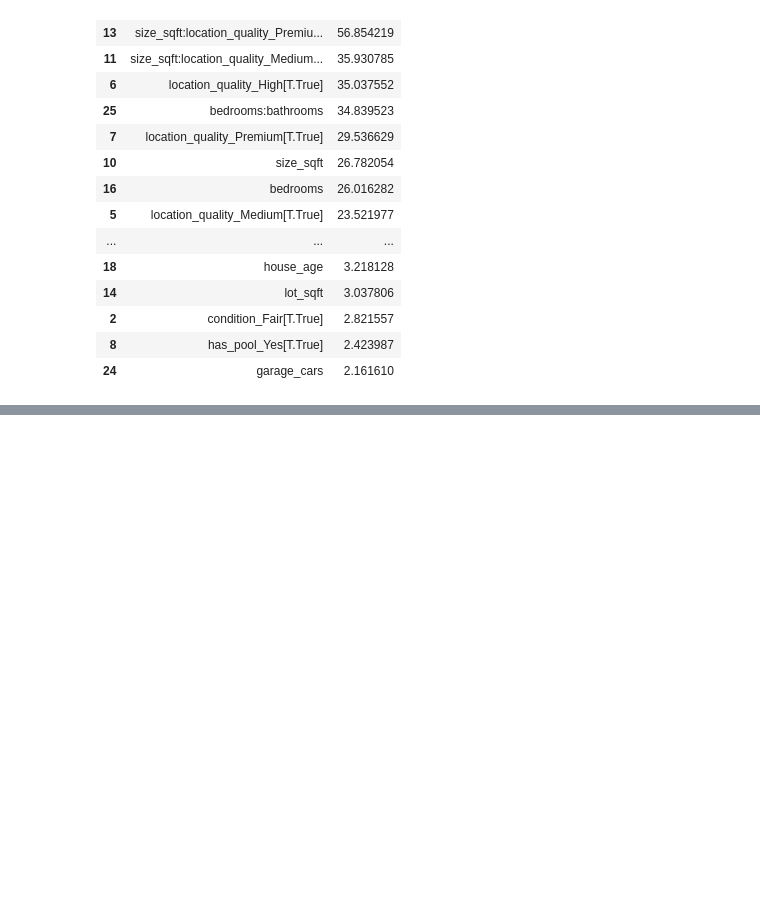
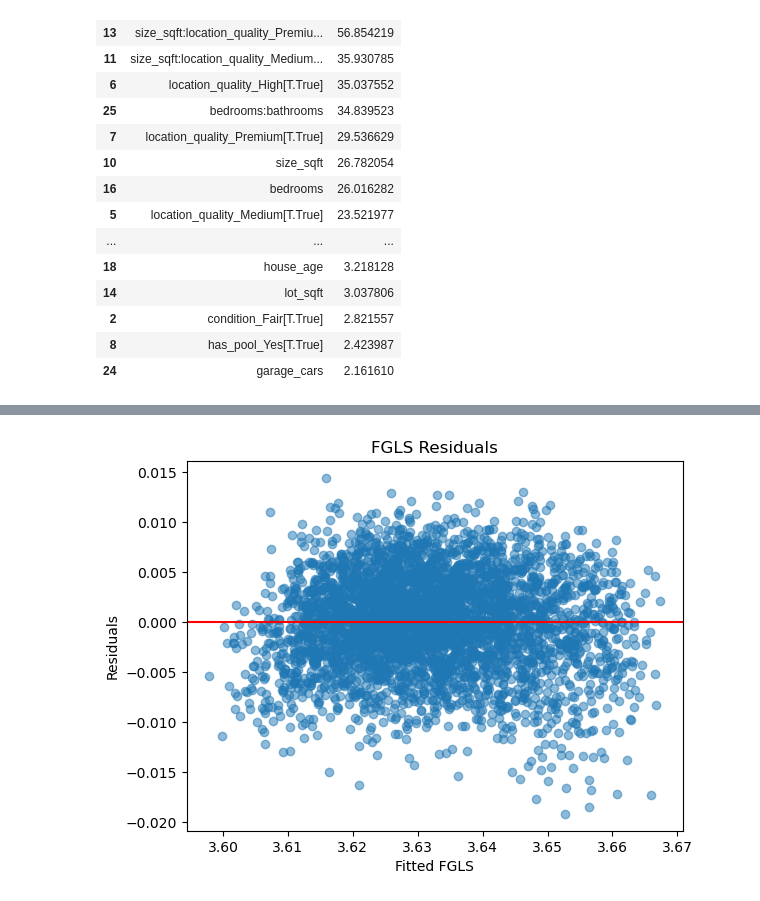
Before and after one commit to TheDataBlog/house-price-prediction, a Jupyter notebook: main.ipynb, the cells around one changed output, grey strips where cells are left out. Saved outputs shown, nothing was run; the diff lists cells and outputs as text; code cells hidden in the pictures; blank space fills up the shorter version.

```diff
--- a/main.ipynb
+++ b/main.ipynb
@@ -651,0 +1048,16 @@ df_vif
+# %%
+resid_ols = fitted_mallow_c.resid
+
+# Step 2: Estimate variance function: log(resid^2) ~ fitted values
+df_dummy['_log_resid2'] = np.log(resid_ols**2)
+var_model = smf.ols('_log_resid2 ~ fitted_mallow_c.fittedvalues', data=df_dummy).fit()
+
+# Step 3: Compute estimated variance and GLS weights
+sigma2_hat = np.exp(var_model.fittedvalues)
+weights_fgls = 1 / sigma2_hat
+
+# Step 4: Fit FGLS
+fgls_model = smf.wls(formula_mallow_c, data=df_dummy, weights=weights_fgls).fit()
+print(fgls_model.summary())
+
+# Residual plot
@@ -651,0 +1082,9 @@ df_vif
+# %%
+plt.scatter(fgls_model.fittedvalues, fgls_model.resid, alpha=0.5)
+plt.axhline(0, color='red')
+plt.xlabel('Fitted FGLS')
+plt.ylabel('Residuals')
+plt.title('FGLS Residuals')
+plt.show()
+# %% [output]
+[figure, added]
```
Also changed, not shown: parts of 29 cells of this notebook.
